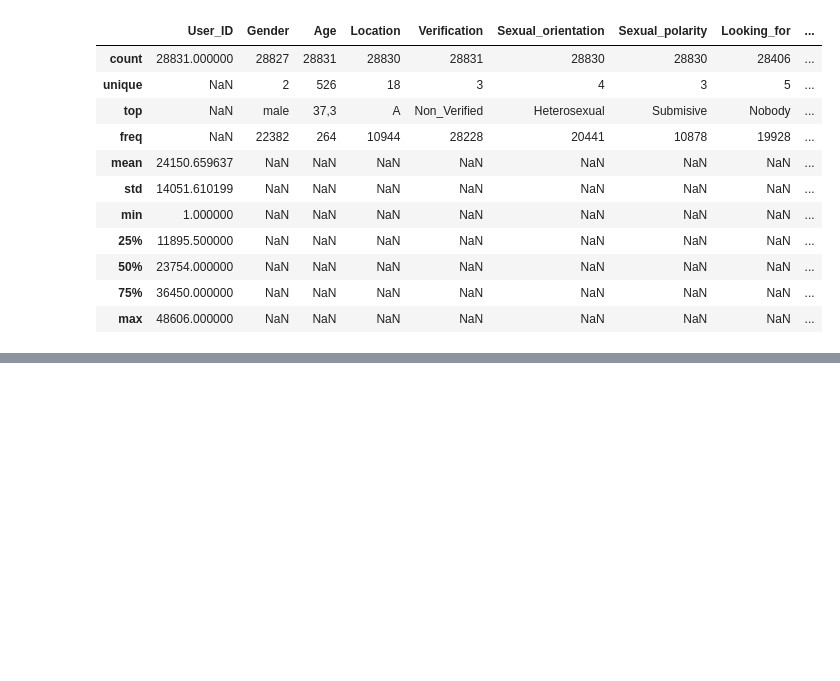
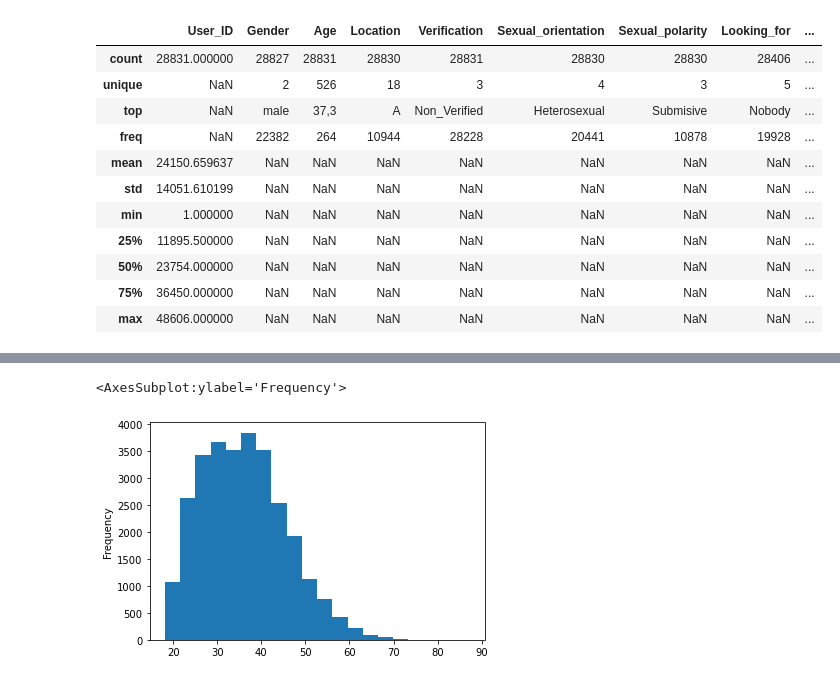
Before and after one commit to joycorrine/springboard, a Jupyter notebook: 2-Capstone/Notebooks/Cap2DataWrangling.ipynb, the cells around one changed output, grey strips where cells are left out. Cells and saved outputs as stored; diff of their text form; code cells hidden in the pictures; blank space fills up the shorter version.

```diff
--- a/2-Capstone/Notebooks/Cap2DataWrangling.ipynb
+++ b/2-Capstone/Notebooks/Cap2DataWrangling.ipynb
@@ -62,0 +123,9 @@ online_data.describe(include = 'all')
+# %%
+#Convert age object to float
+online_data['Age'] = pd.to_numeric(online_data['Age'],errors='coerce')
+# %%
+#Histogram plot of age to inspect data
+online_data['Age'].plot.hist(bins=20)
+# %% [output]
+<AxesSubplot:ylabel='Frequency'>
+[figure, added]
```
Also changed, not shown: parts of 16 cells of this notebook.
